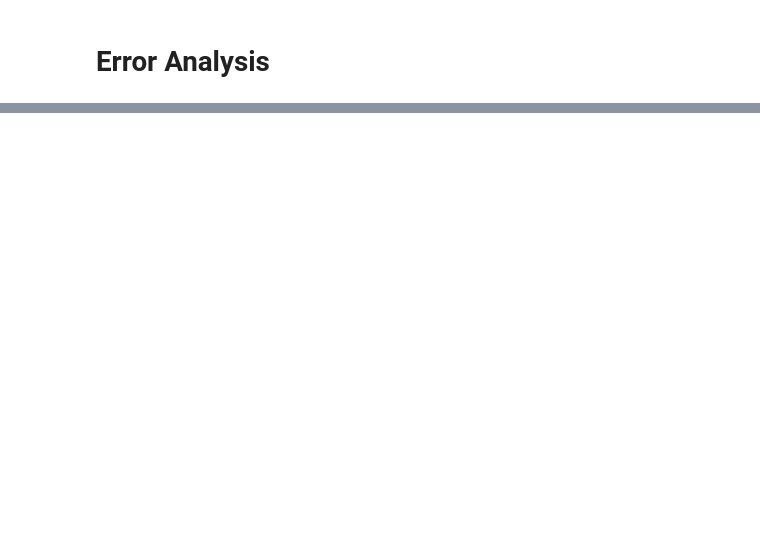
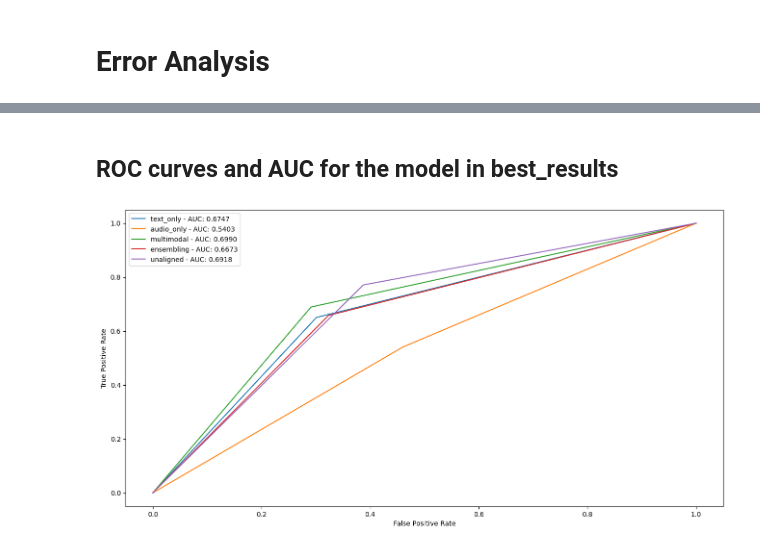
Before and after one commit to StefanoColamonaco/Multimodal-AM, a Jupyter notebook: main.ipynb, the cells around one changed output, grey strips where cells are left out. Saved outputs shown, nothing was run; the diff lists cells and outputs as text; code cells hidden in the pictures; blank space fills up the shorter version.

Commit message:
Error Analysis on 1 seed and 1 epoch for testing purposes.
Co-authored-by: Samuele Marro <marrosamuele@gmail.com>

Co-authored-by: Stefano Colamonaco <stef_2000@hotmail.it>

```diff
--- a/main.ipynb
+++ b/main.ipynb
@@ -388,7 +432,7 @@ class AudioModel(nn.Module):
     """
     Class for the audio-only model
     """
-    def __init__(self, transformer, head):
+    def __init__(self, transformer, head, dropout_prob=0.1):
         """
         Args:
             transformer: transformer to use
@@ -399,7 +443,7 @@ class AudioModel(nn.Module):
         self.transformer = transformer
         self.head = head
         self.ln = LayerNorm(EMBEDDING_DIM)
-        self.dropout = nn.Dropout(0.1)
+        self.dropout = nn.Dropout(dropout_prob)
 
     def forward(self, texts, audio_features, audio_attention):
         global hard_debug
@@ -938,0 +919,5 @@ Epoch: 7, Training Loss: 0.0445, Validation Loss: 0.0485, accuracy = 0.6983, F1=
+# %%
+# taking the best results for each model based on the highest F1-score obtained in a seed
+best_results = {
+    model_name: max(test_results[model_name], key=lambda x: x['f1']) for model_name in test_results.keys()
+}
@@ -938,0 +926,17 @@ Epoch: 7, Training Loss: 0.0445, Validation Loss: 0.0485, accuracy = 0.6983, F1=
+# %%
+# mean and standard deviation for the accuracy, F1 and AUC
+aggregated_results = {}
+for model_name, results in test_results.items():
+    aggregated_results[model_name] = {
+        'acc mean': torch.tensor([x['acc'] for x in results]).mean().item(),
+        'acc std': torch.tensor([x['acc'] for x in results]).std().item(),
+        'f1 mean': torch.tensor([x['f1'] for x in results]).mean().item(),
+        'f1 std': torch.tensor([x['f1'] for x in results]).std().item(),
+        'AUC mean': torch.tensor([roc_auc_score(x['targ'].cpu(), x['pred'].cpu()) for x in results]).mean().item(),
+        'AUC std': torch.tensor([roc_auc_score(x['targ'].cpu(), x['pred'].cpu()) for x in results]).std().item(),
+    }
+
+# create multiindex dataframe with first level accuracy, f1 and second level mean and std
+aggregated_results_df = pd.DataFrame(aggregated_results).T
+aggregated_results_df.columns = pd.MultiIndex.from_product([['Accuracy', 'F1', 'AUC'], ['mean', 'std']])
+aggregated_results_df.sort_values(by=('F1', 'mean'), ascending=False)
@@ -938,0 +951,19 @@ Epoch: 7, Training Loss: 0.0445, Validation Loss: 0.0485, accuracy = 0.6983, F1=
+# %% [markdown]
+## ROC curves and AUC for the model in best_results
+# %%
+# plot ROC curves and compute AUC
+plt.figure(figsize=(16, 8))
+for model_name in test_results.keys():
+    best_result = best_results[model_name]
+    # compute the ROC curve
+    fpr, tpr, _ = roc_curve(best_result['targ'].cpu(), best_result['pred'].cpu())
+    # compute the AUC
+    auc = roc_auc_score(best_result['targ'].cpu(), best_result['pred'].cpu())
+    # plot the ROC curve
+    plt.plot(fpr, tpr, label=f'{model_name} - AUC: {auc:.4f}')
+plt.xlabel('False Positive Rate')
+plt.ylabel('True Positive Rate')
+plt.legend()
+plt.show()
+# %% [output]
+[figure, added]
```
Also changed, not shown: parts of 26 cells of this notebook.
